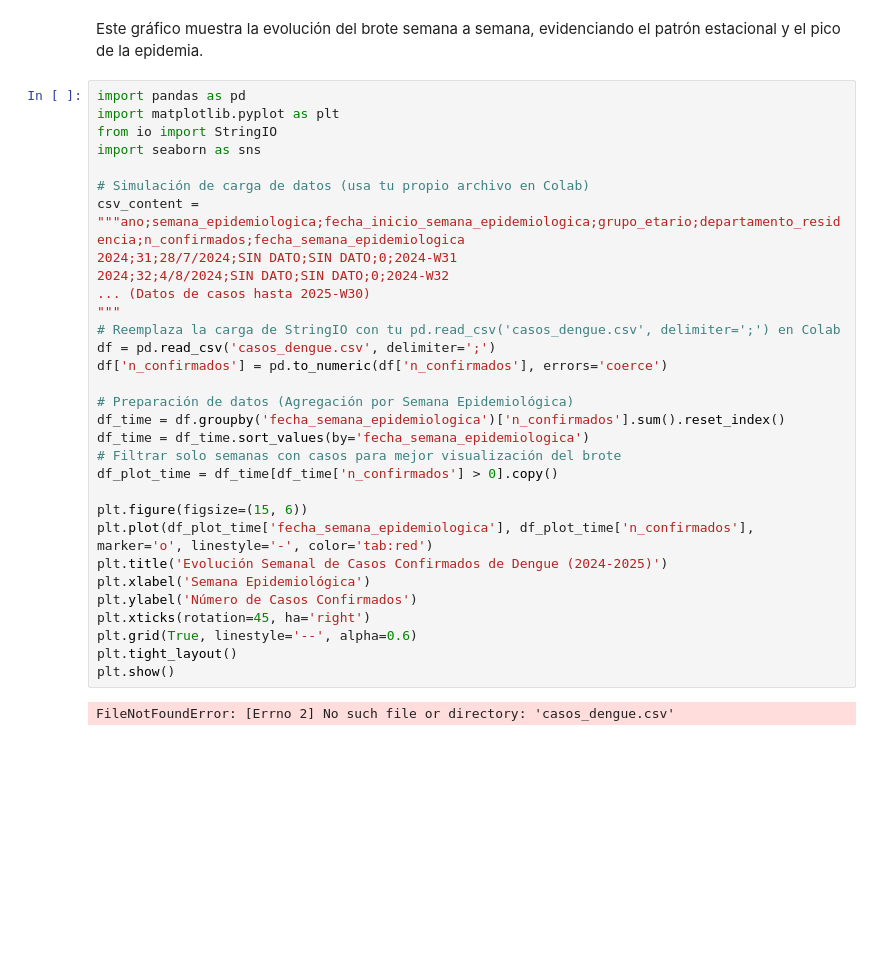
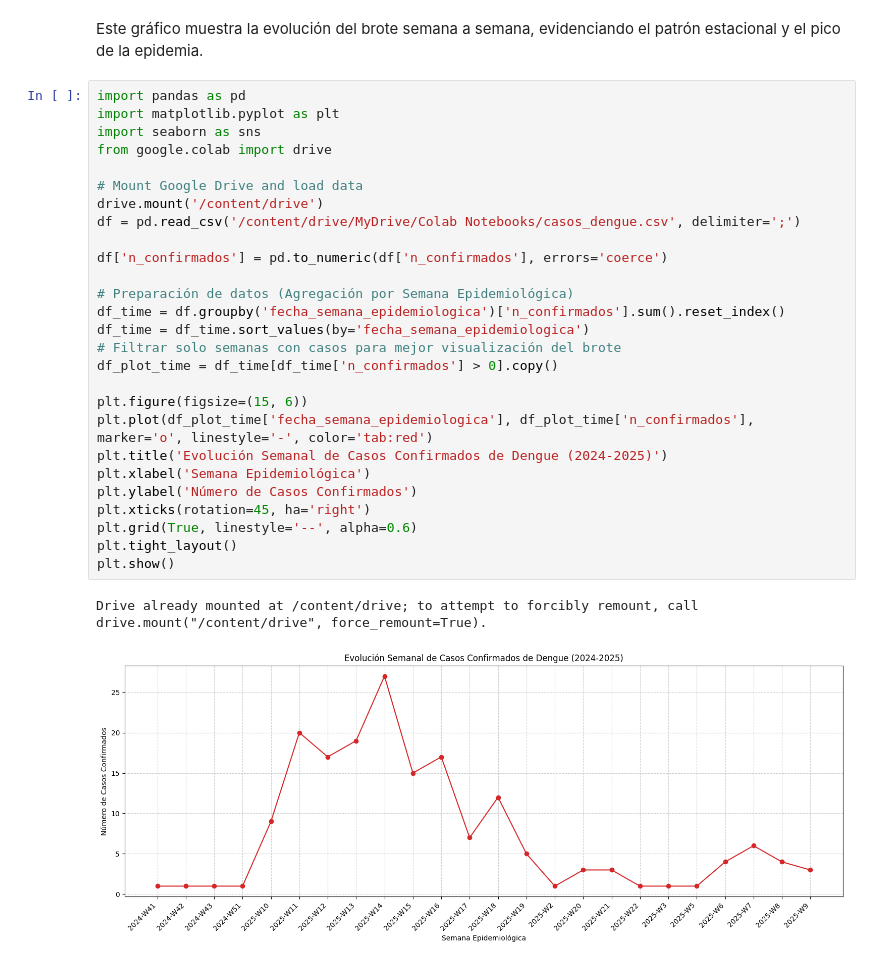
Before and after one commit to NazarenoSiciliano/Data-science-I, a Jupyter notebook: ProyectoDS_ParteI_Siciliano.ipynb, the cells around one changed output. Drawn from its saved outputs; the diff is of its cells as text; blank space fills up the shorter version.

```diff
--- a/ProyectoDS_ParteI_Siciliano.ipynb
+++ b/ProyectoDS_ParteI_Siciliano.ipynb
@@ -69,33 +69,30 @@ Este gráfico muestra la evolución del brote semana a semana, evidenciando el p
 # %%
 import pandas as pd
 import matplotlib.pyplot as plt
-from io import StringIO
 import seaborn as sns
+from google.colab import drive
 
-# Simulación de carga de datos (usa tu propio archivo en Colab)
-csv_content = """ano;semana_epidemiologica;fecha_inicio_semana_epidemiologica;grupo_etario;departamento_residencia;n_confirmados;fecha_semana_epidemiologica
-2024;31;28/7/2024;SIN DATO;SIN DATO;0;2024-W31
-2024;32;4/8/2024;SIN DATO;SIN DATO;0;2024-W32
-... (Datos de casos hasta 2025-W30)
-"""
-# Reemplaza la carga de StringIO con tu pd.read_csv('casos_dengue.csv', delimiter=';') en Colab
-df = pd.read_csv('casos_dengue.csv', delimiter=';')
+# Mount Google Drive and load data
+drive.mount('/content/drive')
+df = pd.read_csv('/content/drive/MyDrive/Colab Notebooks/casos_dengue.csv', delimiter=';')
+
 df['n_confirmados'] = pd.to_numeric(df['n_confirmados'], errors='coerce')
 
 # Preparación de datos (Agregación por Semana Epidemiológica)
 df_time = df.groupby('fecha_semana_epidemiologica')['n_confirmados'].sum().reset_index()
 df_time = df_time.sort_values(by='fecha_semana_epidemiologica')
 # Filtrar solo semanas con casos para mejor visualización del brote
 df_plot_time = df_time[df_time['n_confirmados'] > 0].copy()
 
 plt.figure(figsize=(15, 6))
 plt.plot(df_plot_time['fecha_semana_epidemiologica'], df_plot_time['n_confirmados'], marker='o', linestyle='-', color='tab:red')
 plt.title('Evolución Semanal de Casos Confirmados de Dengue (2024-2025)')
 plt.xlabel('Semana Epidemiológica')
 plt.ylabel('Número de Casos Confirmados')
 plt.xticks(rotation=45, ha='right')
 plt.grid(True, linestyle='--', alpha=0.6)
 plt.tight_layout()
 plt.show()
 # %% [output]
-FileNotFoundError: [Errno 2] No such file or directory: 'casos_dengue.csv'
+Drive already mounted at /content/drive; to attempt to forcibly remount, call drive.mount("/content/drive", force_remount=True).
+[figure, added]
```
Also changed, not shown: parts of 6 cells of this notebook.
